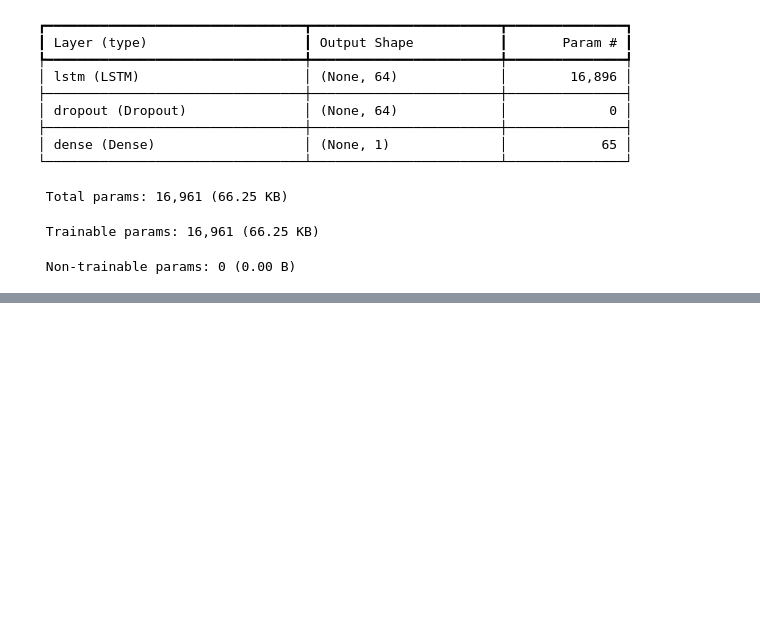
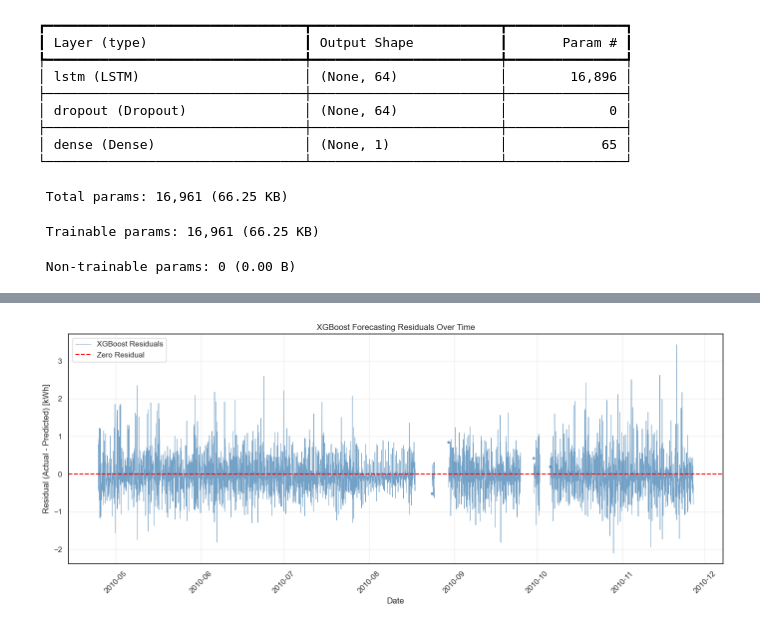
Before and after one commit to damisar/Household_Electricity_Consumption_Analysis_and_Forecasting, a Jupyter notebook: notebook/Household_Electricity_Consumption_Analysis_and_Forecasting.ipynb, the cells around one changed output, grey strips where cells are left out. Saved outputs shown, nothing was run; the diff lists cells and outputs as text; code cells hidden in the pictures; blank space fills up the shorter version.

```diff
--- a/notebook/Household_Electricity_Consumption_Analysis_and_Forecasting.ipynb
+++ b/notebook/Household_Electricity_Consumption_Analysis_and_Forecasting.ipynb
@@ -5990,0 +6367,93 @@ The section presents the main conclusions drawn from the exploratory data analys
+# %%
+
+# Section 6.7.3 - XGBoost Residuals Over Time
+
+import pandas as pd
+import matplotlib.pyplot as plt
+from pathlib import Path
+
+# Reuse existing XGBoost testing results
+actual = xgb_test_results["Actual_kWh"]
+predicted = xgb_test_results["Predicted_kWh"]
+
+# Calculate residuals
+residuals = actual - predicted
+
+# Validate timestamps and observations
+assert len(residuals) == 4721
+assert isinstance(residuals.index, pd.DatetimeIndex)
+assert residuals.index.is_monotonic_increasing
+assert residuals.index.is_unique
+assert residuals.notna().all()
+
+# Create temporal residual visualization
+# Break connecting lines wherever timestamps are more than one hour apart.
+
+time_gaps = residuals.index.to_series().diff()
+
+residuals_for_plot = residuals.astype(float).copy()
+
+# Insert missing values immediately before observations following a gap.
+# Matplotlib will not connect lines across these missing values.
+gap_positions = time_gaps > pd.Timedelta(hours=1)
+
+plot_values = residuals_for_plot.copy()
+plot_values.loc[gap_positions] = float("nan")
+
+plt.figure(figsize=(14, 6))
+
+plt.plot(
+    residuals.index,
+    plot_values.values,
+    color="steelblue",
+    linewidth=0.7,
+    alpha=0.75,
+    label="XGBoost Residuals"
+)
+
+# Display the actual observations immediately after each gap
+plt.scatter(
+    residuals.index[gap_positions],
+    residuals.loc[gap_positions],
+    color="steelblue",
+    s=8,
+    alpha=0.75
+)
+
+# Zero residual reference line
+plt.axhline(
+    y=0,
+    color="red",
+    linestyle="--",
+    linewidth=1.5,
+    label="Zero Residual"
+)
+
+plt.title("XGBoost Forecasting Residuals Over Time")
+plt.xlabel("Date")
+plt.ylabel("Residual (Actual - Predicted) [kWh]")
+
+plt.legend()
+plt.grid(alpha=0.3)
+plt.xticks(rotation=45)
+plt.tight_layout()
+
+# Save figure
+figure_dir = Path("../figure")
+figure_dir.mkdir(parents=True, exist_ok=True)
+
+figure_path = figure_dir / "xgboost_residuals_over_time.png"
+
+plt.savefig(
+    figure_path,
+    dpi=300,
+    bbox_inches="tight"
+)
+
+plt.show()
+
+print(f"Observations plotted: {len(residuals):,}")
+print(f"Testing period: {residuals.index.min()} to {residuals.index.max()}")
+print(f"Figure saved to: {figure_path}")
+# %% [output]
+[figure, added]
```
Also changed, not shown: parts of 88 cells of this notebook, 9 other files.
